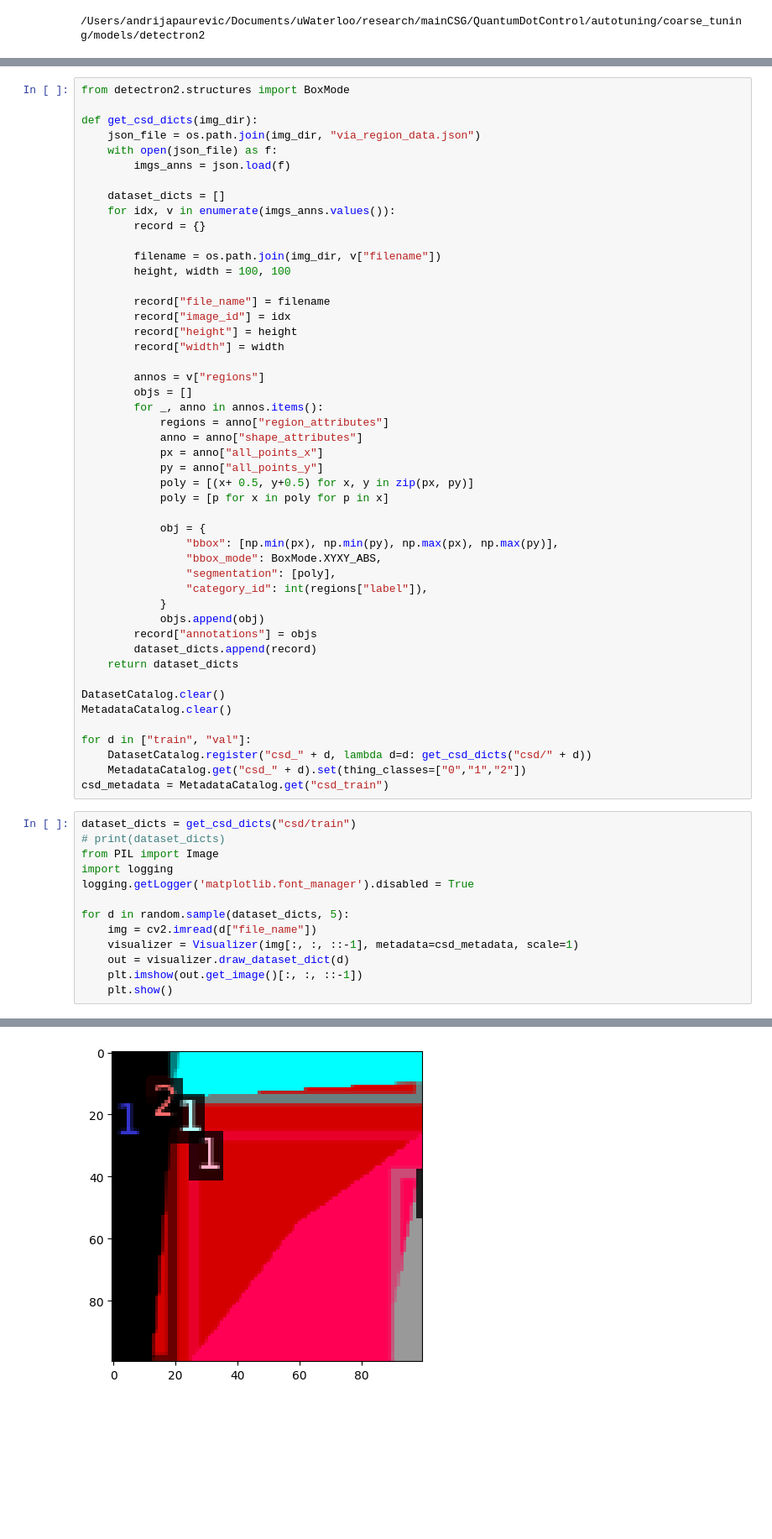
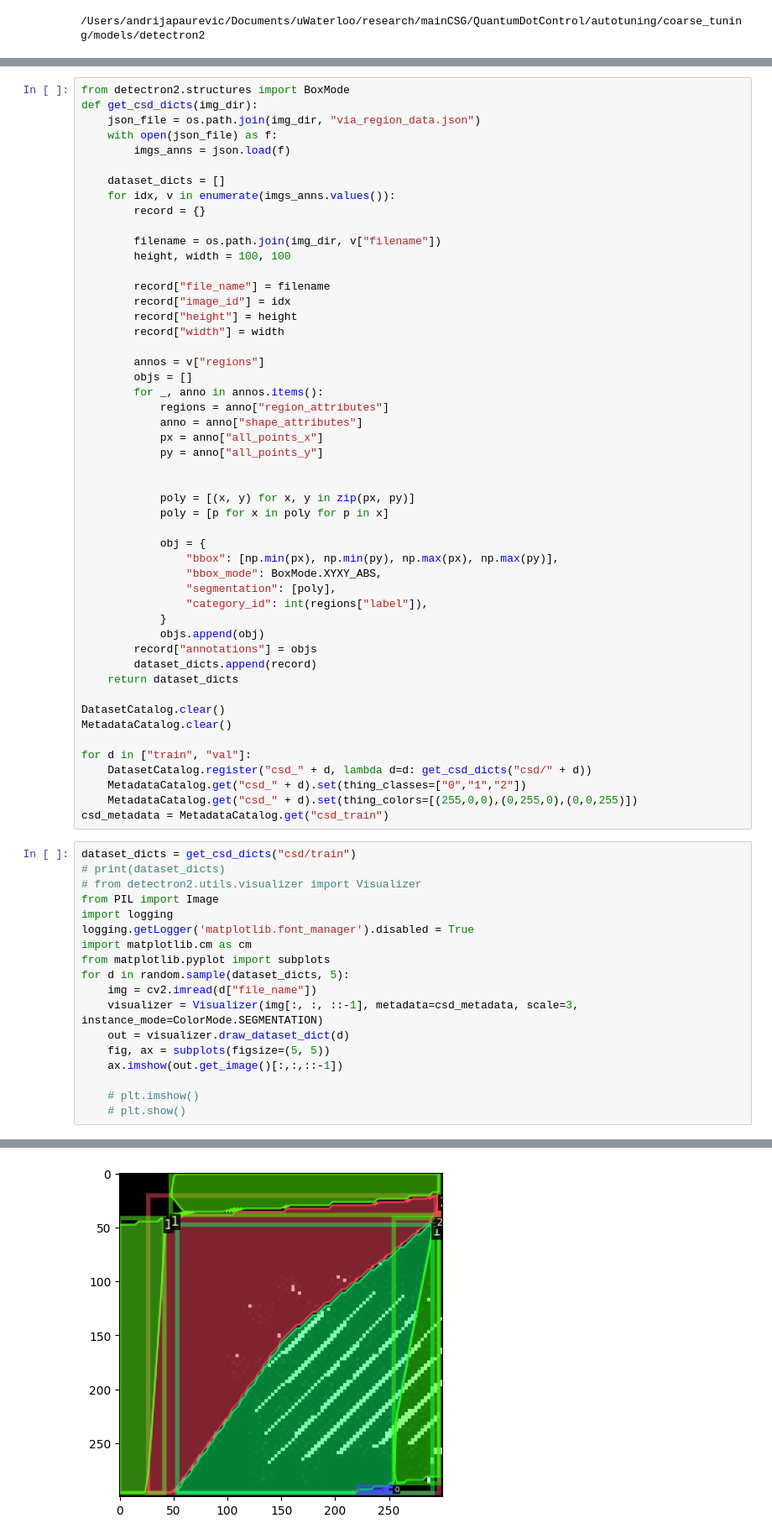
Before and after one commit to mainCSG/QuantumDotControl, a Jupyter notebook: autotuning/coarse_tuning/models/detectron2/QDAutotuning_Detectron2.ipynb, the cells around one changed output, grey strips where cells are left out. Shown: that part at 84% size. Saved outputs shown, nothing was run; the diff lists cells and outputs as text; blank space fills up the shorter version.

```diff
--- a/autotuning/coarse_tuning/models/detectron2/QDAutotuning_Detectron2.ipynb
+++ b/autotuning/coarse_tuning/models/detectron2/QDAutotuning_Detectron2.ipynb
@@ -299,6 +405,5 @@ Ignoring 20171118-132506805802.jpg 1 1  because their polygons too small
 # %%
 from detectron2.structures import BoxMode
-
 def get_csd_dicts(img_dir):
     json_file = os.path.join(img_dir, "via_region_data.json")
     with open(json_file) as f:
@@ -323,7 +428,9 @@ def get_csd_dicts(img_dir):
             anno = anno["shape_attributes"]
             px = anno["all_points_x"]
             py = anno["all_points_y"]
-            poly = [(x+ 0.5, y+0.5) for x, y in zip(px, py)]
+
+
+            poly = [(x, y) for x, y in zip(px, py)]
             poly = [p for x in poly for p in x]
 
             obj = {
@@ -343,18 +450,24 @@ MetadataCatalog.clear()
 for d in ["train", "val"]:
     DatasetCatalog.register("csd_" + d, lambda d=d: get_csd_dicts("csd/" + d))
     MetadataCatalog.get("csd_" + d).set(thing_classes=["0","1","2"])
+    MetadataCatalog.get("csd_" + d).set(thing_colors=[(255,0,0),(0,255,0),(0,0,255)])
 csd_metadata = MetadataCatalog.get("csd_train")
 # %%
 dataset_dicts = get_csd_dicts("csd/train")
 # print(dataset_dicts)
+# from detectron2.utils.visualizer import Visualizer
 from PIL import Image
 import logging
 logging.getLogger('matplotlib.font_manager').disabled = True
-
+import matplotlib.cm as cm
+from matplotlib.pyplot import subplots
 for d in random.sample(dataset_dicts, 5):
     img = cv2.imread(d["file_name"])
-    visualizer = Visualizer(img[:, :, ::-1], metadata=csd_metadata, scale=1)
+    visualizer = Visualizer(img[:, :, ::-1], metadata=csd_metadata, scale=3, instance_mode=ColorMode.SEGMENTATION)
     out = visualizer.draw_dataset_dict(d)
-    plt.imshow(out.get_image()[:, :, ::-1])
-    plt.show()
+    fig, ax = subplots(figsize=(5, 5))
+    ax.imshow(out.get_image()[:,:,::-1])
+
+    # plt.imshow()
+    # plt.show()
 # %% [output]
@@ -365,4 +478,4 @@ for d in random.sample(dataset_dicts, 5):
-[figure, old version]
+[figure, new version]
 # %%
 from detectron2.engine import DefaultTrainer
 
```
Also changed, not shown: parts of 12 cells of this notebook, 1 other file.
